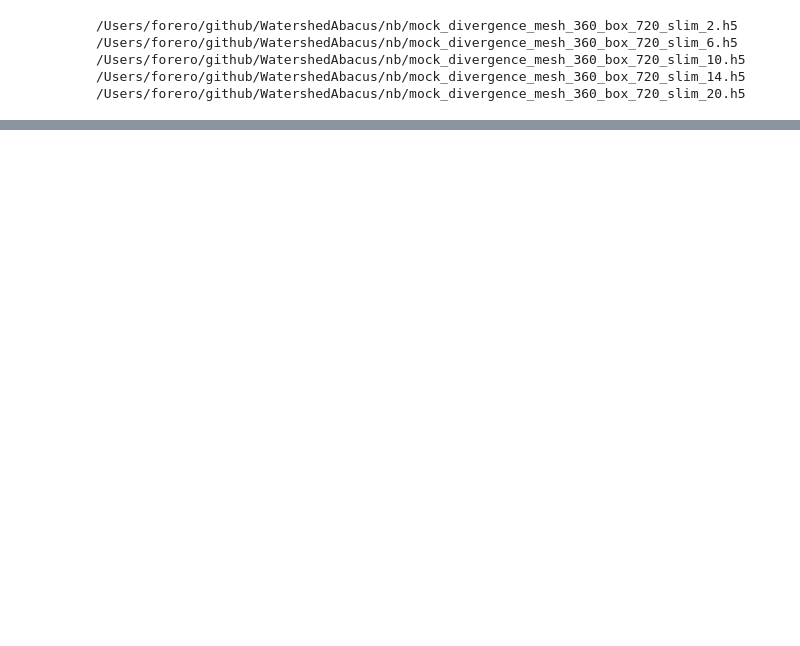
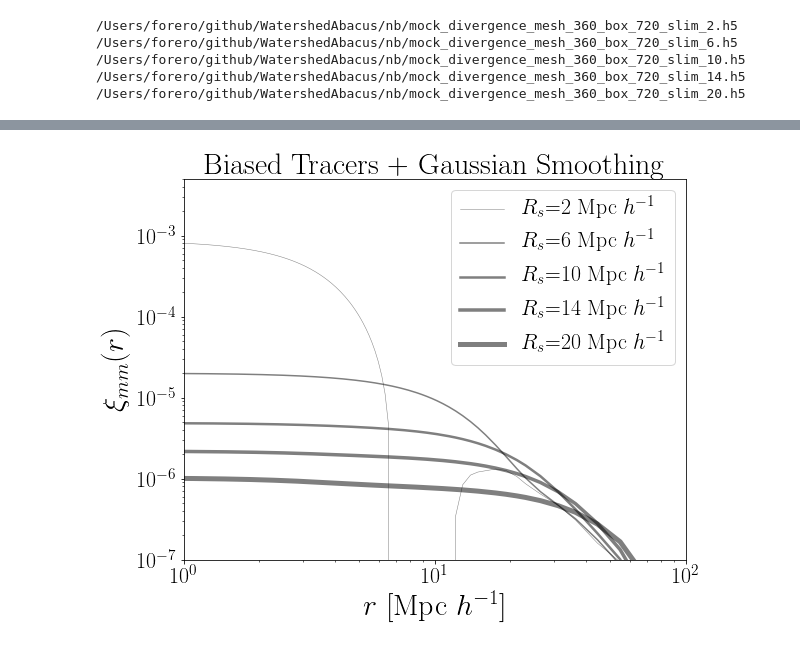
Before and after one commit to astroandes/WatershedDivergenceSuperclusters, a Jupyter notebook: nb/power_spectrum.ipynb, the cells around one changed output, grey strips where cells are left out. Saved outputs shown, nothing was run; the diff lists cells and outputs as text; code cells hidden in the pictures; blank space fills up the shorter version.

```diff
--- a/nb/power_spectrum.ipynb
+++ b/nb/power_spectrum.ipynb
@@ -132,0 +196,20 @@ plt.savefig("plot_power_spectrum_field_rs.pdf", bbox_inches='tight')
+# %%
+plt.figure(figsize=(9,7))
+
+sigmas = [1.0, 3.0, 5.0, 7.0, 10.0]
+for sigma in sigmas:
+    plt.loglog(cf['300_{:.1f}'.format(sigma)]['r'],
+               cf['300_{:.1f}'.format(sigma)]['cf'],
+               label="$R_s$={:.0f} Mpc $h^{{-1}}$".format(2*sigma),
+               linewidth=sigma/2.0, color='black', alpha=0.5)
+
+# format the axes
+plt.xlabel(r"$r$ [$\mathrm{Mpc}\ h^{-1}$]")
+plt.ylabel(r"$\xi_{mm}(r)$")
+plt.legend(fontsize=SMALL_SIZE, loc=1)
+plt.xlim(1, 1E2)
+plt.ylim(1E-7,5E-3)
+plt.title("Biased Tracers + Gaussian Smoothing")
+plt.savefig("plot_corrfunc_tracers_rs.pdf", bbox_inches='tight')
+# %% [output]
+[figure, added]
```
Also changed, not shown: parts of 10 cells of this notebook.
